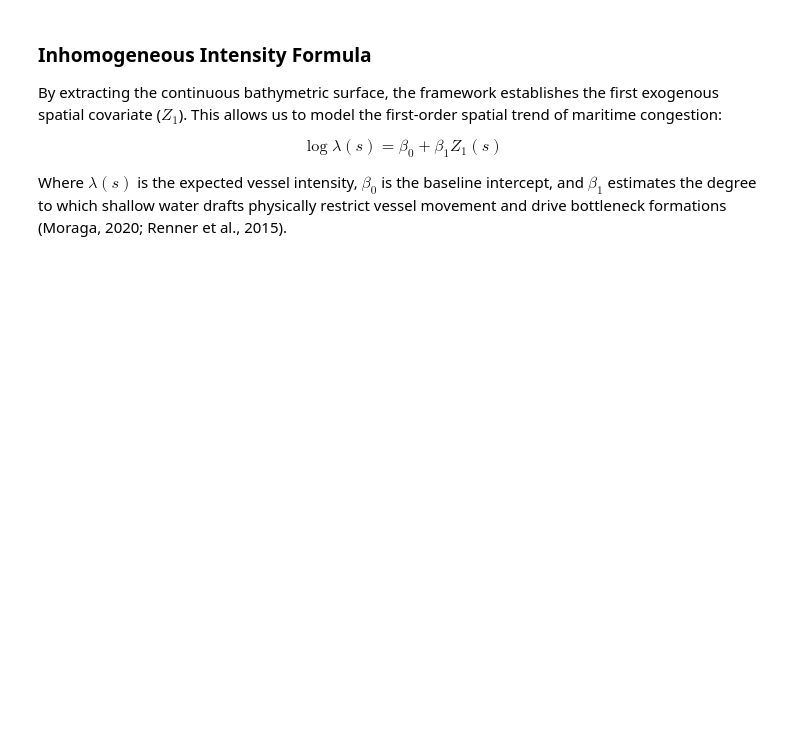
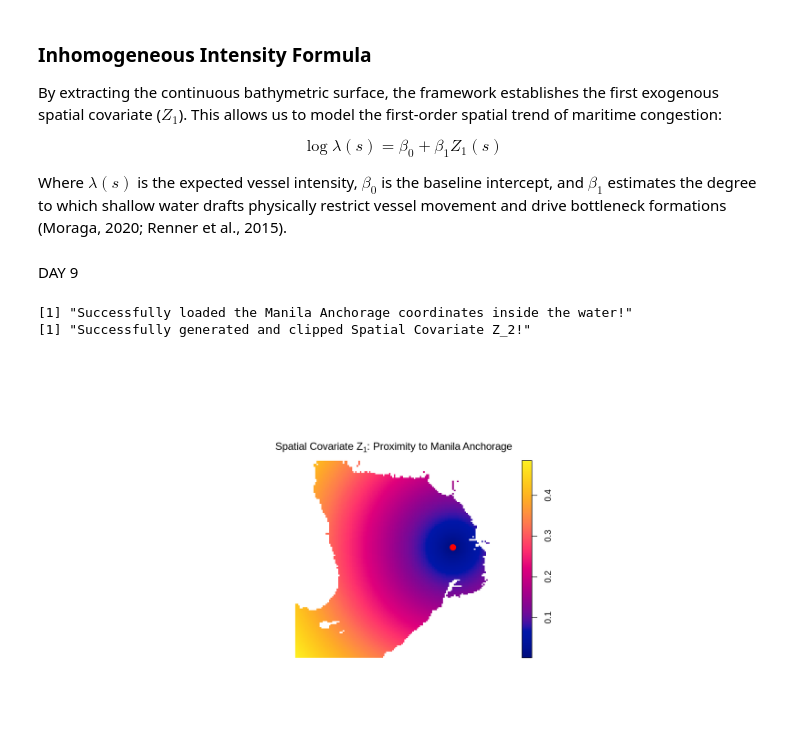
Before and after one commit to rm-cg/maritime-anisotropy-lgcp-R, a Jupyter notebook: 01_maritime_anisotropy_LGCP.ipynb, the cells around one changed output. Drawn from its saved outputs; the diff is of its cells as text; code cells hidden in the pictures; blank space fills up the shorter version.

Commit message:
feat: anchorage-proximity-distance-map

```diff
--- a/01_maritime_anisotropy_LGCP.ipynb
+++ b/01_maritime_anisotropy_LGCP.ipynb
@@ -365,3 +365,27 @@ By extracting the continuous bathymetric surface, the framework establishes the
 $$ \log \lambda(s) = \beta_0 + \beta_1 Z_1(s) $$
 
 Where $\lambda(s)$ is the expected vessel intensity, $\beta_0$ is the baseline intercept, and $\beta_1$ estimates the degree to which shallow water drafts physically restrict vessel movement and drive bottleneck formations (Moraga, 2020; Renner et al., 2015).
+# %% [markdown]
+DAY 9
+# %%
+# Adjusted Anchorage Coordinates
+# Nudged westward into the water to prevent landmass rejection
+anchorage_ppp <- ppp(x = 120.9000, y = 14.5800, window = marine_window)
+print("Successfully loaded the Manila Anchorage coordinates inside the water!")
+
+# Generate the Continuous Spatial Proximity Surface
+# Use distmap() with clip = TRUE to perfectly cut out the landmasses
+Z2_anchorage <- distmap(anchorage_ppp, clip = TRUE)
+
+print("Successfully generated and clipped Spatial Covariate Z_2!")
+
+# Graph the Anchorage Distance Map
+plot(Z2_anchorage,
+     main = expression(paste("Spatial Covariate ", Z[1], ": Proximity to Manila Anchorage")))
+
+# Overlay the exact anchorage location as a solid red dot
+plot(anchorage_ppp, add = TRUE, col = "red", pch = 19, cex = 1.5)
+# %% [output]
+[1] "Successfully loaded the Manila Anchorage coordinates inside the water!"
+[1] "Successfully generated and clipped Spatial Covariate Z_2!"
+[figure, added]
```
Also changed, not shown: parts of 1 cell of this notebook.
